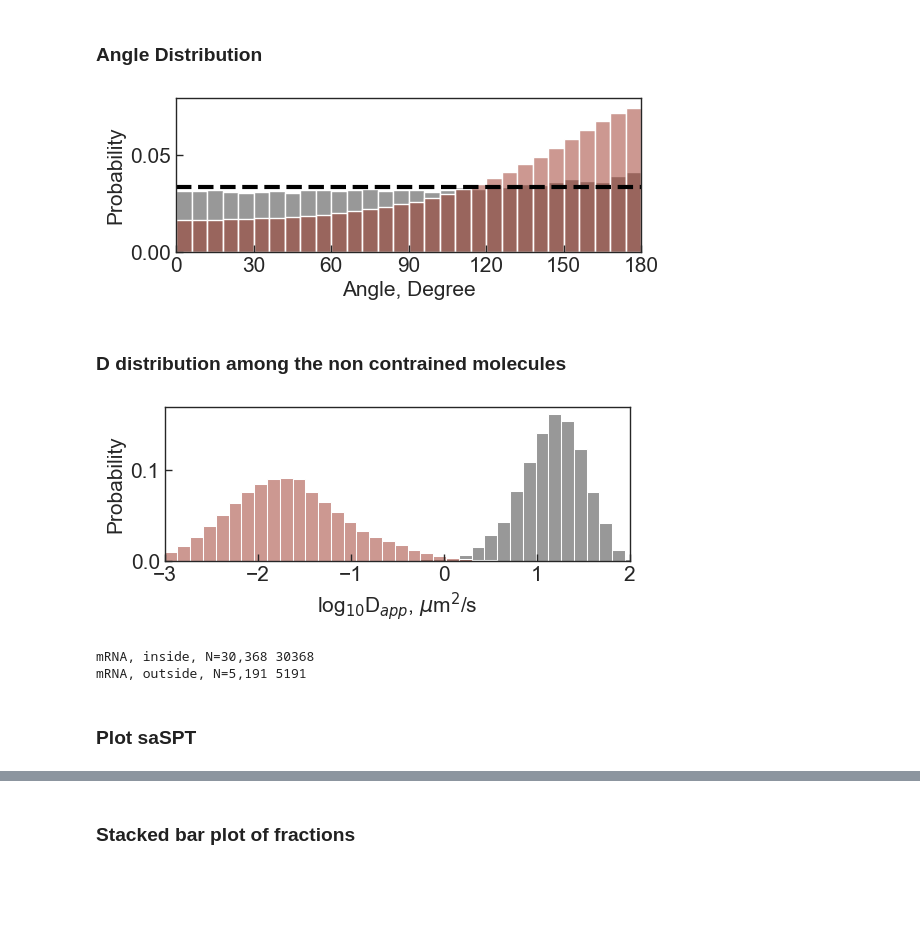
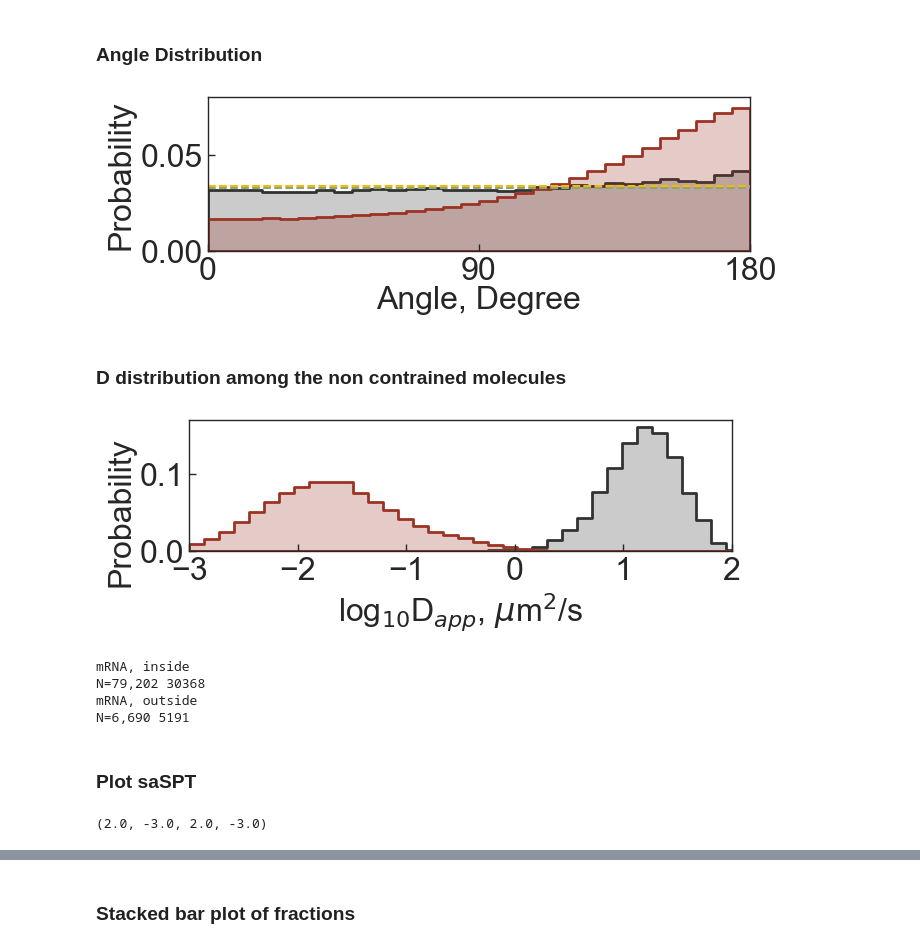
Before and after one commit to walterlab-um/intra_condensate_SPT, a Jupyter notebook: plot_paper_figure/Fig2_compare_FL_in_vs_outside.ipynb, the cells around one changed output, grey strips where cells are left out. Cells and saved outputs as stored; diff of their text form; code cells hidden in the pictures; blank space fills up the shorter version.

```diff
--- a/plot_paper_figure/Fig2_compare_FL_in_vs_outside.ipynb
+++ b/plot_paper_figure/Fig2_compare_FL_in_vs_outside.ipynb
@@ -16,8 +16,8 @@ threshold_alpha = 0.5
 # FL mRNA, inside 30368
 # FL mRNA, outside 5191
 
-label_1 = "mRNA, inside, N=30,368"
-label_2 = "mRNA, outside, N=5,191"
+label_1 = "mRNA, inside\nN=79,202"
+label_2 = "mRNA, outside\nN=6,690"
 color_1 = "#9a3324"
 color_2 = "#333232"
 palette = [color_1, color_2]
@@ -178,6 +202,7 @@ mRNA, outside, N=5,191 5254
 # %% [markdown]
 ### Angle Distribution
 # %%
+fontsize = 23
 lst_angle = []
 lst_label = []
 for _, row in df_AIO[
@@ -200,52 +225,52 @@ data = pd.DataFrame(
     dtype=object,
 )
 
-plt.figure(figsize=(6, 2))
+plt.figure(figsize=(7, 2))
 bins = 30
 ax = sns.histplot(
     data=data,
     x="angle",
     hue="label",
     palette=palette,
     bins=bins,
     stat="probability",
     common_norm=False,
     binrange=(0, 180),
-    alpha=0.5,
+    lw=2,
+    element="step",
     legend=False,
 )
-# sns.move_legend(ax, 0, title=None, frameon=False)
-plt.axhline(1 / bins, color="black", ls="--", lw=3)
+plt.axhline(1 / bins - 0.0004, color="#87a878", ls="--")
+plt.axhline(1 / bins + 0.0004, color="#f7b801", ls="--")
 plt.xlim(0, 180)
-plt.xticks([0, 30, 60, 90, 120, 150, 180])
+plt.xticks([0, 90, 180])
 plt.ylim(0, 0.08)
-plt.xlabel("Angle, Degree", fontsize=15)
-plt.ylabel("Probability", fontsize=15)
+plt.ylabel("Probability", fontsize=fontsize)
+plt.xlabel("Angle, Degree", fontsize=fontsize, labelpad=0)
 plt.gca().spines[:].set_linewidth(1)
 plt.gca().tick_params(
     axis="both",
     which="major",
-    labelsize=15,
+    labelsize=fontsize,
     direction="in",
     bottom=True,
     left=True,
     length=5,
     width=1,
 )
 plt.gca().set_axisbelow(False)
-
-plt.gca().tick_params(axis="both", which="major", labelsize=15)
+plt.gca().tick_params(axis="both", which="major", labelsize=fontsize)
 plt.savefig("4.angle_histo_" + postfix, format="png", bbox_inches="tight", dpi=300)
-plt.show()
 # %% [output]
-[figure, old version]
+[figure, new version]
 # %% [markdown]
 ### D distribution among the non contrained molecules
 # %%
+fontsize = 23
 data = df_AIO[df_AIO["linear_fit_R2"] > 0.7]
 data = data[data["mean_stepsize_nm"] > immobile_stepsize_threshold_nm]
 # data = data[data["alpha"] > 0.5]
-plt.figure(figsize=(6, 2))
+plt.figure(figsize=(7, 1.7))
 ax = sns.histplot(
     data=data,
     x="linear_fit_log10D",
@@ -255,18 +280,19 @@ ax = sns.histplot(
     stat="probability",
     common_norm=False,
     binrange=(-3, 2.5),
-    alpha=0.5,
+    element="step",
+    lw=2,
     legend=False,
 )
-# sns.move_legend(ax, 1, title=None, frameon=False)
 plt.xlim(-3, 2)
-plt.xlabel(r"log$_{10}$D$_{app}$, $\mu$m$^2$/s", fontsize=15)
-plt.ylabel("Probability", fontsize=15)
+plt.xlabel(r"log$_{10}$D$_{app}$, $\mu$m$^2$/s", fontsize=fontsize)
+plt.ylabel("Probability", fontsize=fontsize)
+plt.gca().yaxis.set_label_coords(-0.1, 0.3)
 plt.gca().spines[:].set_linewidth(1)
 plt.gca().tick_params(
     axis="both",
     which="major",
-    labelsize=15,
+    labelsize=fontsize,
     direction="in",
     bottom=True,
     left=True,
@@ -274,15 +300,19 @@ plt.gca().tick_params(
     width=1,
 )
 plt.gca().set_axisbelow(False)
-plt.gca().tick_params(axis="both", which="major", labelsize=15)
-plt.savefig("5.ApparentD_linear_histo_" + postfix, format="png", bbox_inches="tight", dpi=300)
+plt.gca().tick_params(axis="both", which="major", labelsize=fontsize)
+plt.savefig(
+    "5.ApparentD_linear_histo_" + postfix, format="png", bbox_inches="tight", dpi=300
+)
 plt.show()
 print(label_1, data[data["label"] == label_1].shape[0])
 print(label_2, data[data["label"] == label_2].shape[0])
 # %% [output]
-[figure, old version]
+[figure, new version]
-mRNA, inside, N=30,368 30368
-mRNA, outside, N=5,191 5191
+mRNA, inside
+N=79,202 30368
+mRNA, outside
+N=6,690 5191
 # %% [markdown]
 ### Plot saSPT
 # %%
@@ -312,4 +341,10 @@ df_saspt_2.insert(0, "label", np.repeat(label_2, df_saspt_2.shape[0]))
 
 # Below sequence is important for the layer order
 df_saspt = pd.concat([df_saspt_1, df_saspt_2], ignore_index=True)
+# %%
+df_saspt_1["log10D"].max(), df_saspt_1["log10D"].min(), df_saspt_2[
+    "log10D"
+].max(), df_saspt_2["log10D"].min()
+# %% [output]
+(2.0, -3.0, 2.0, -3.0)
 # %%
```
Also changed, not shown: parts of 14 cells of this notebook.
